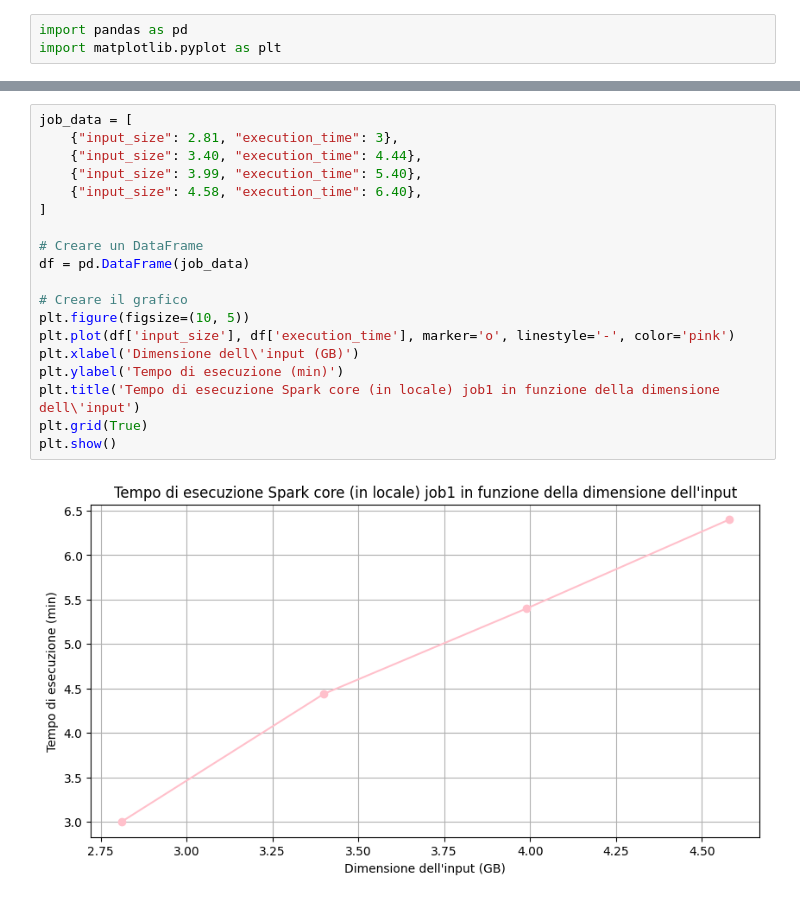
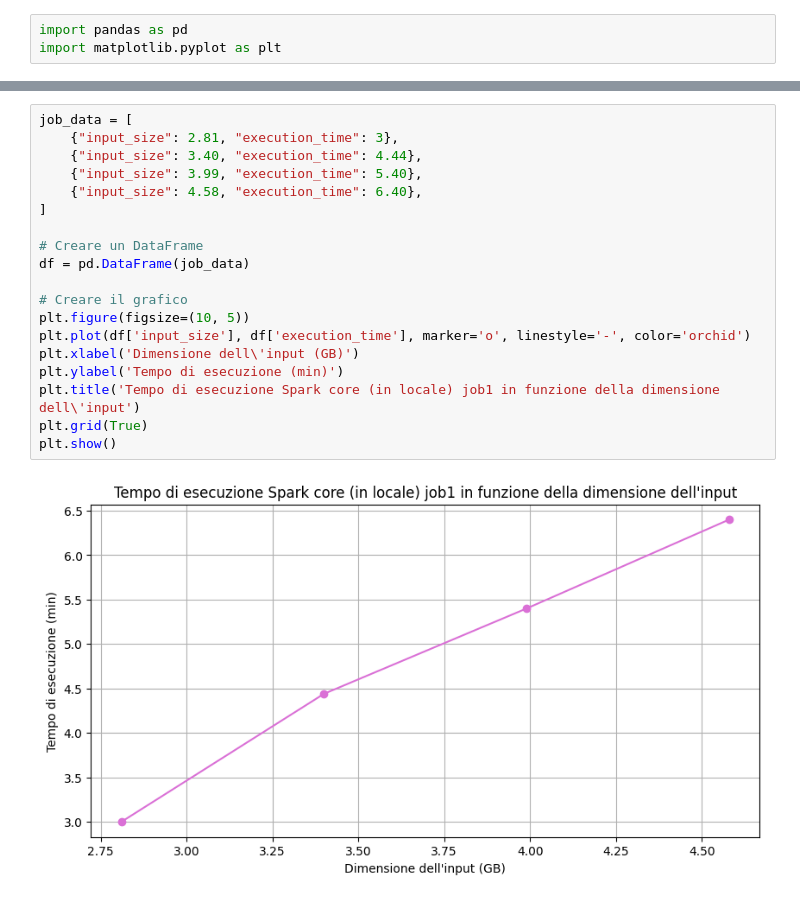
Before and after one commit to elisacatena/BigDataApplications, a Jupyter notebook: execution_times_job1.ipynb, the cells around one changed output, grey strips where cells are left out. Drawn from its saved outputs; the diff is of its cells as text.

```diff
--- a/execution_times_job1.ipynb
+++ b/execution_times_job1.ipynb
@@ -46,21 +46,21 @@ plt.show()
 # %%
 job_data = [
     {"input_size": 2.81, "execution_time": 3},
     {"input_size": 3.40, "execution_time": 4.44},
     {"input_size": 3.99, "execution_time": 5.40},
     {"input_size": 4.58, "execution_time": 6.40},
 ]
 
 # Creare un DataFrame
 df = pd.DataFrame(job_data)
 
 # Creare il grafico
 plt.figure(figsize=(10, 5))
-plt.plot(df['input_size'], df['execution_time'], marker='o', linestyle='-', color='pink')
+plt.plot(df['input_size'], df['execution_time'], marker='o', linestyle='-', color='orchid')
 plt.xlabel('Dimensione dell\'input (GB)')
 plt.ylabel('Tempo di esecuzione (min)')
 plt.title('Tempo di esecuzione Spark core (in locale) job1 in funzione della dimensione dell\'input')
 plt.grid(True)
 plt.show()
 # %% [output]
-[figure, old version]
+[figure, new version]
```
Also changed, not shown: parts of 2 cells of this notebook.
